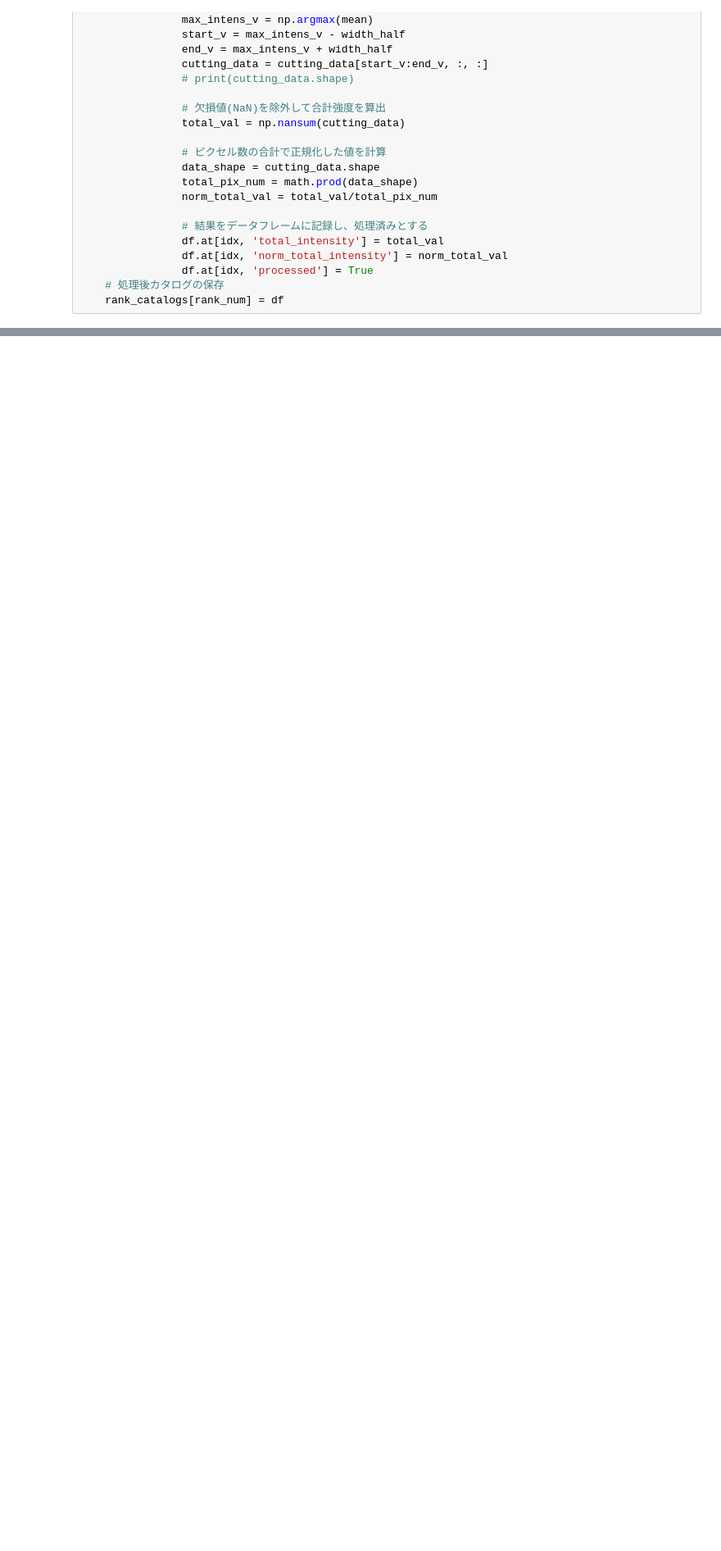
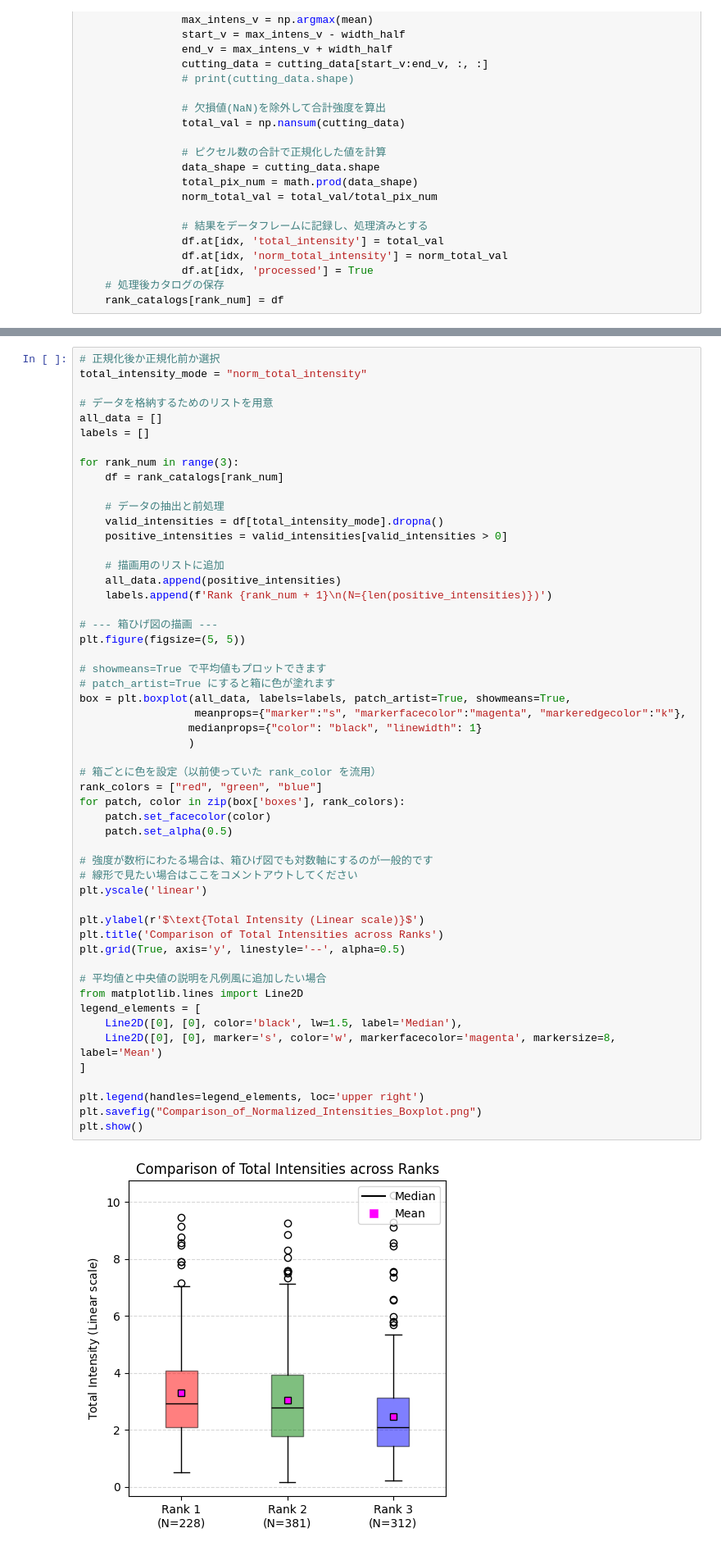
Before and after one commit to yudai-22/Cygnus-X_CAE, a Jupyter notebook: Bubble_analysis/Rank_Analysis/distribution_intensity_by_rank_all.ipynb, the cells around one changed output, grey strips where cells are left out. Shown at 82% size. Drawn from its saved outputs; the diff is of its cells as text; blank space fills up the shorter version.

```diff
--- a/Bubble_analysis/Rank_Analysis/distribution_intensity_by_rank_all.ipynb
+++ b/Bubble_analysis/Rank_Analysis/distribution_intensity_by_rank_all.ipynb
@@ -237,0 +242,55 @@ for rank_num in range(3):
+# %%
+# 正規化後か正規化前か選択
+total_intensity_mode = "norm_total_intensity"
+
+# データを格納するためのリストを用意
+all_data = []
+labels = []
+
+for rank_num in range(3):
+    df = rank_catalogs[rank_num]
+
+    # データの抽出と前処理
+    valid_intensities = df[total_intensity_mode].dropna()
+    positive_intensities = valid_intensities[valid_intensities > 0]
+
+    # 描画用のリストに追加
+    all_data.append(positive_intensities)
+    labels.append(f'Rank {rank_num + 1}\n(N={len(positive_intensities)})')
+
+# --- 箱ひげ図の描画 ---
+plt.figure(figsize=(5, 5))
+
+# showmeans=True で平均値もプロットできます
+# patch_artist=True にすると箱に色が塗れます
+box = plt.boxplot(all_data, labels=labels, patch_artist=True, showmeans=True,
+                  meanprops={"marker":"s", "markerfacecolor":"magenta", "markeredgecolor":"k"},
+                 medianprops={"color": "black", "linewidth": 1}
+                 )
+
+# 箱ごとに色を設定（以前使っていた rank_color を流用）
+rank_colors = ["red", "green", "blue"]
+for patch, color in zip(box['boxes'], rank_colors):
+    patch.set_facecolor(color)
+    patch.set_alpha(0.5)
+
+# 強度が数桁にわたる場合は、箱ひげ図でも対数軸にするのが一般的です
+# 線形で見たい場合はここをコメントアウトしてください
+plt.yscale('linear')
+
+plt.ylabel(r'$\text{Total Intensity (Linear scale)}$')
+plt.title('Comparison of Total Intensities across Ranks')
+plt.grid(True, axis='y', linestyle='--', alpha=0.5)
+
+# 平均値と中央値の説明を凡例風に追加したい場合
+from matplotlib.lines import Line2D
+legend_elements = [
+    Line2D([0], [0], color='black', lw=1.5, label='Median'),
+    Line2D([0], [0], marker='s', color='w', markerfacecolor='magenta', markersize=8, label='Mean')
+]
+
+plt.legend(handles=legend_elements, loc='upper right')
+plt.savefig("Comparison_of_Normalized_Intensities_Boxplot.png")
+plt.show()
+# %% [output]
+[figure, added]
```
Also changed, not shown: parts of 2 cells of this notebook.
